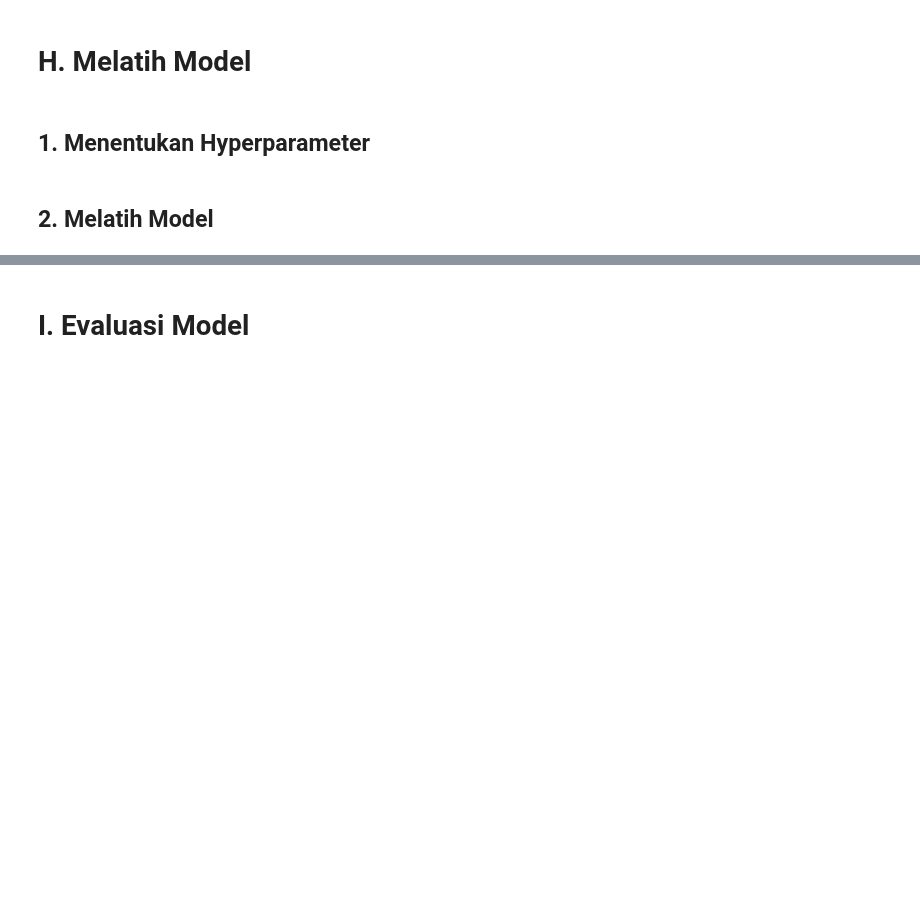
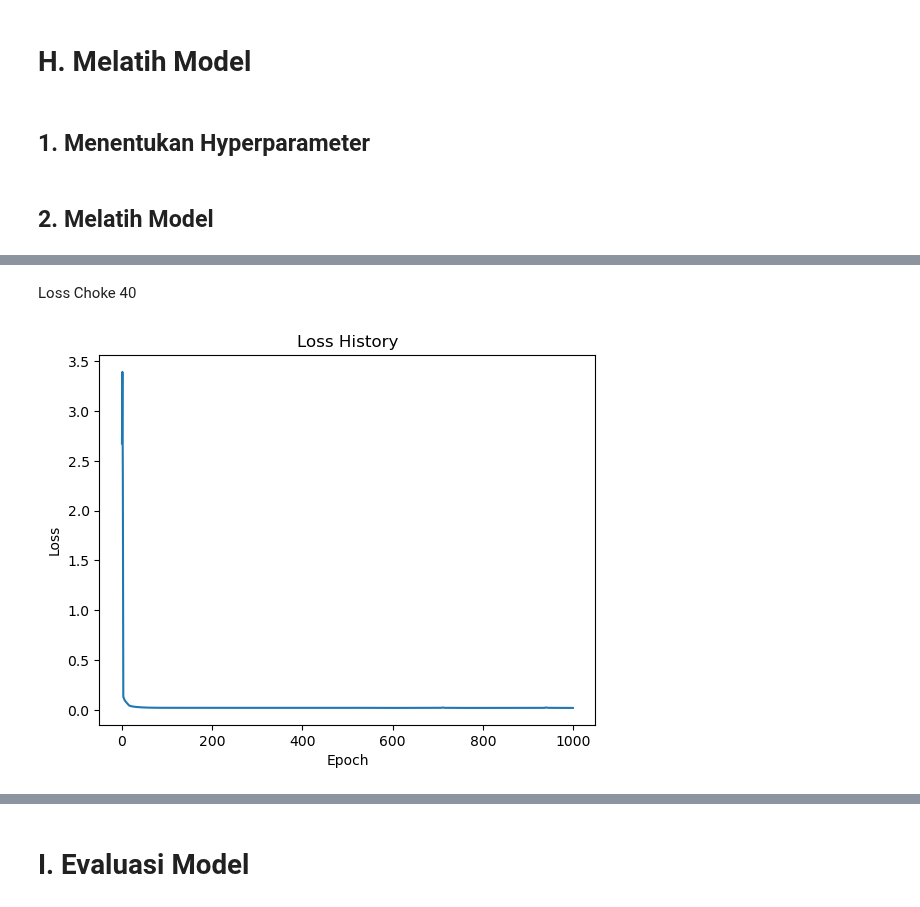
Before and after one commit to Dzyfhuba/lstm-prototype, a Jupyter notebook: lstm.ipynb, the cells around one changed output, grey strips where cells are left out. Saved outputs shown, nothing was run; the diff lists cells and outputs as text; code cells hidden in the pictures; blank space fills up the shorter version.

```diff
--- a/lstm.ipynb
+++ b/lstm.ipynb
@@ -506,0 +527,6 @@ Epoch 1000/1000, Loss: 0.016693308372792732
+# %% [markdown]
+Loss Choke 40
+# %%
+model_40.plot_loss()
+# %% [output]
+[figure, added]
```
Also changed, not shown: parts of 10 cells of this notebook, 5 other files.
